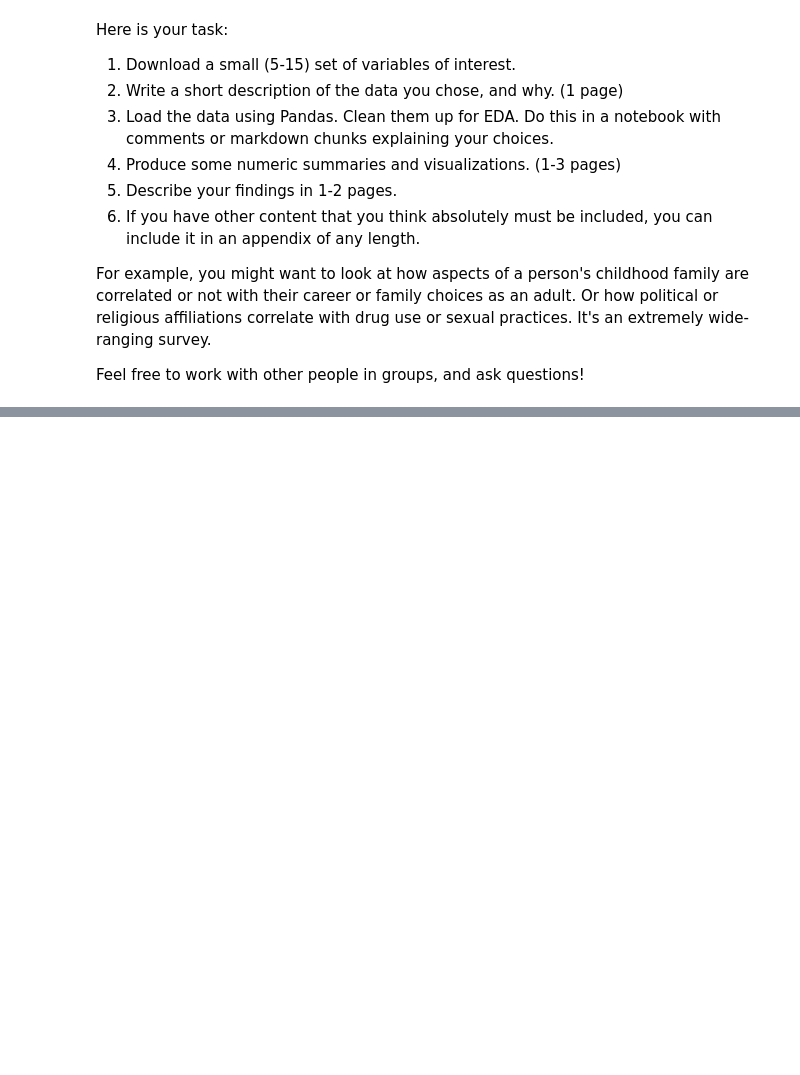
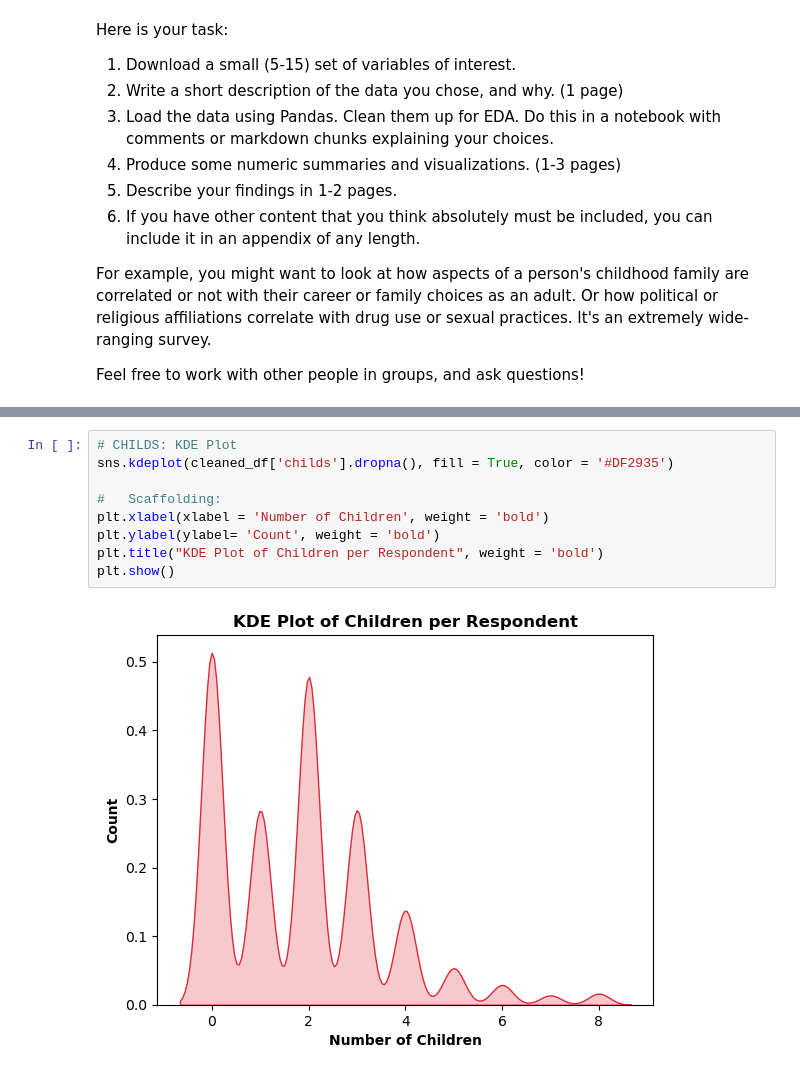
Before and after one commit to yuthimreddy/EDA_HW03, a Jupyter notebook: lab/gss.ipynb, the cells around one changed output, grey strips where cells are left out. Saved outputs shown, nothing was run; the diff lists cells and outputs as text; blank space fills up the shorter version.

```diff
--- a/lab/gss.ipynb
+++ b/lab/gss.ipynb
@@ -22,0 +178,11 @@ Feel free to work with other people in groups, and ask questions!
+# %%
+# CHILDS: KDE Plot
+sns.kdeplot(cleaned_df['childs'].dropna(), fill = True, color = '#DF2935')
+
+#   Scaffolding:
+plt.xlabel(xlabel = 'Number of Children', weight = 'bold')
+plt.ylabel(ylabel= 'Count', weight = 'bold')
+plt.title("KDE Plot of Children per Respondent", weight = 'bold')
+plt.show()
+# %% [output]
+[figure, added]
```
Also changed, not shown: parts of 12 cells of this notebook, 10 other files.
